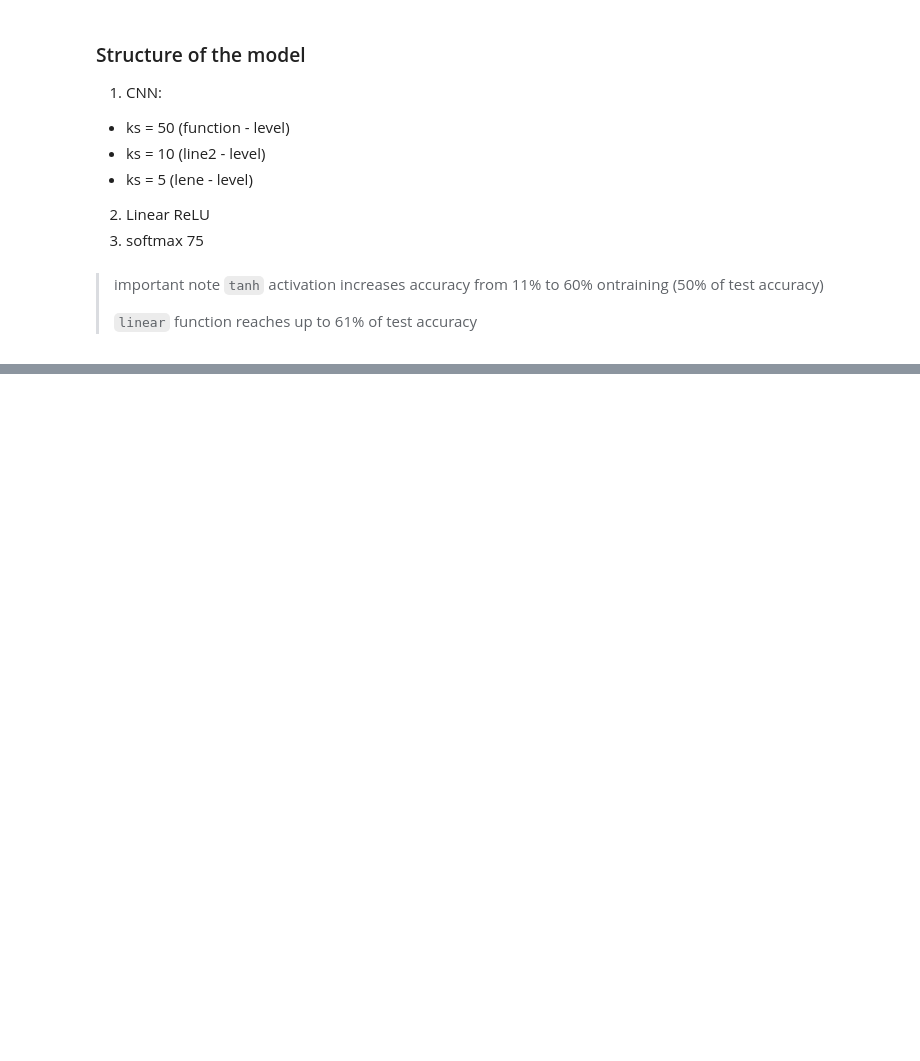
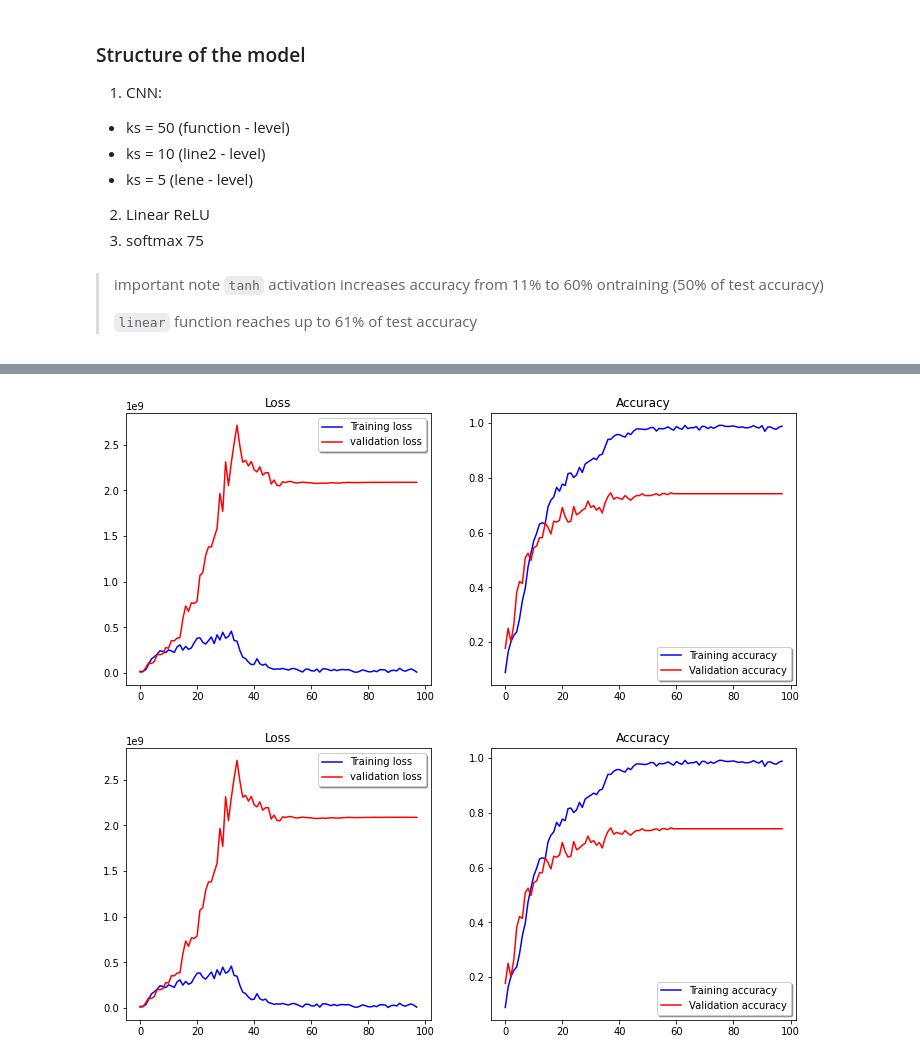
Before and after one commit to MefAldemisov/SourceCodeAuthorshipAttribution, a Jupyter notebook: Embeddings.ipynb, the cells around one changed output, grey strips where cells are left out. Saved outputs shown, nothing was run; the diff lists cells and outputs as text; code cells hidden in the pictures; blank space fills up the shorter version.

```diff
--- a/Embeddings.ipynb
+++ b/Embeddings.ipynb
@@ -447,0 +449,20 @@ Epoch 100/100
+# %%
+def plot_training(history):
+    fig = plt.figure(figsize=(12, 5))
+    plt.subplot(121)
+    plt.title("Loss")
+    plt.plot(history.history['loss'], color='b', label="Training loss")
+    plt.plot(history.history['val_loss'], color='r', label="validation loss")
+    plt.legend(loc='best', shadow=True)
+
+    plt.subplot(122)
+    plt.title("Accuracy")
+    plt.plot(history.history['accuracy'], color='b', label="Training accuracy")
+    plt.plot(history.history['val_accuracy'], color='r',label="Validation accuracy")
+    plt.legend(loc='best', shadow=True)
+    return fig
+
+plot_training(history)
+# %% [output]
+[figure, added]
+[figure, added]
```
Also changed, not shown: parts of 69 cells of this notebook.
